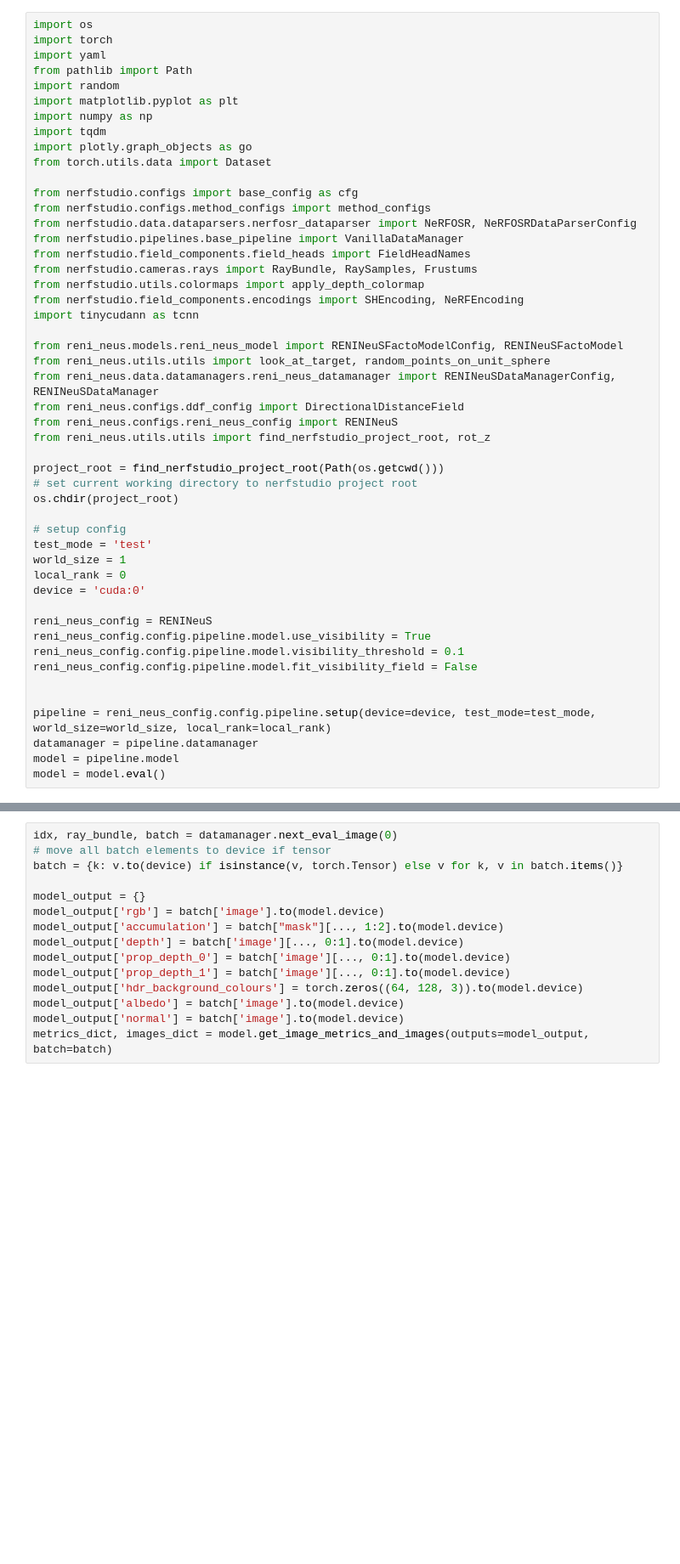
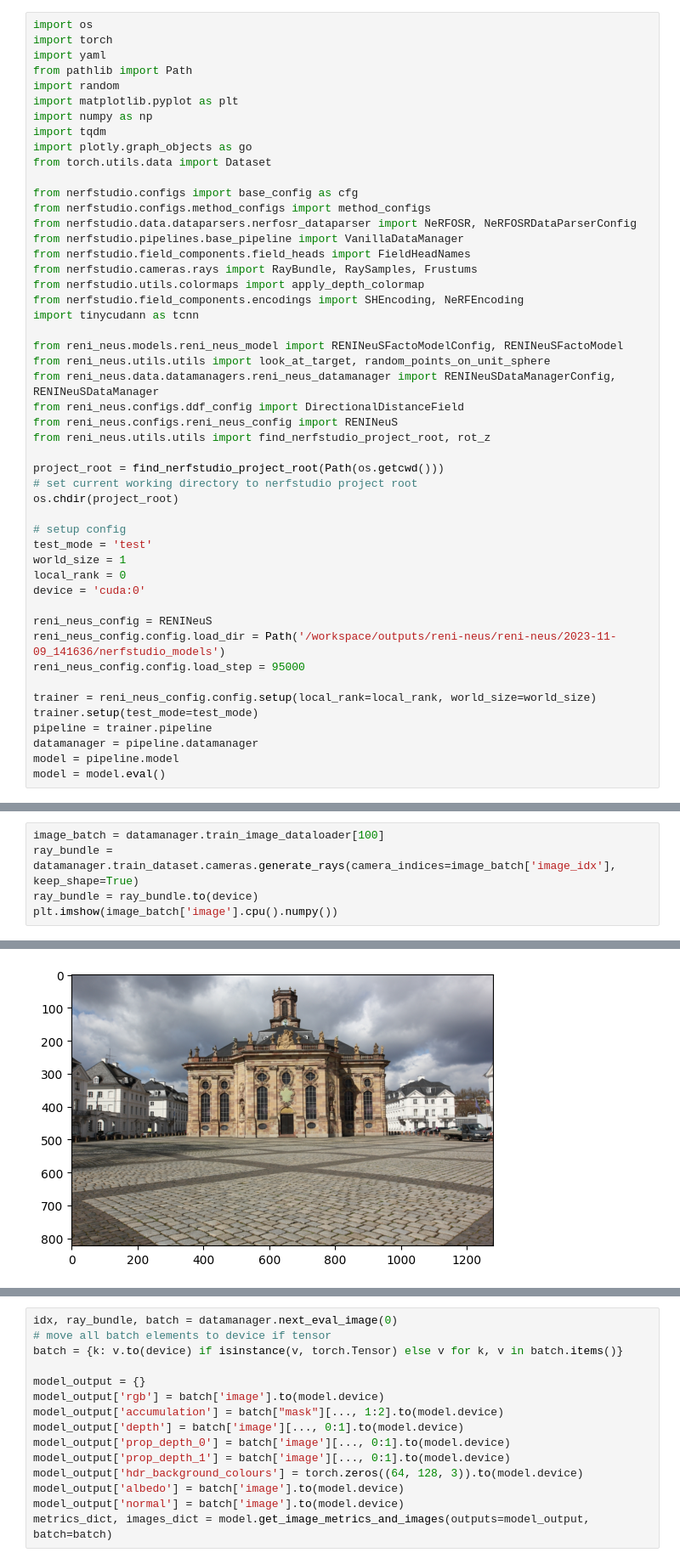
Before and after one commit to JADGardner/neusky, a Jupyter notebook: notebooks/test.ipynb, the cells around one changed output, grey strips where cells are left out. Shown at 85% size. Drawn from its saved outputs; the diff is of its cells as text; blank space fills up the shorter version.

Commit message:
fix loading pre-trained model

```diff
--- a/notebooks/test.ipynb
+++ b/notebooks/test.ipynb
@@ -38,12 +38,12 @@ local_rank = 0
 device = 'cuda:0'
 
 reni_neus_config = RENINeuS
-reni_neus_config.config.pipeline.model.use_visibility = True
-reni_neus_config.config.pipeline.model.visibility_threshold = 0.1
-reni_neus_config.config.pipeline.model.fit_visibility_field = False
+reni_neus_config.config.load_dir = Path('/workspace/outputs/reni-neus/reni-neus/2023-11-09_141636/nerfstudio_models')
+reni_neus_config.config.load_step = 95000
 
-
-pipeline = reni_neus_config.config.pipeline.setup(device=device, test_mode=test_mode, world_size=world_size, local_rank=local_rank)
+trainer = reni_neus_config.config.setup(local_rank=local_rank, world_size=world_size)
+trainer.setup(test_mode=test_mode)
+pipeline = trainer.pipeline
 datamanager = pipeline.datamanager
 model = pipeline.model
 model = model.eval()
@@ -59,0 +64,6 @@ StopIteration:
+# %%
+image_batch = datamanager.train_image_dataloader[100]
+ray_bundle = datamanager.train_dataset.cameras.generate_rays(camera_indices=image_batch['image_idx'], keep_shape=True)
+ray_bundle = ray_bundle.to(device)
+plt.imshow(image_batch['image'].cpu().numpy())
+# %% [output]
@@ -59,0 +71 @@ StopIteration:
+[figure, added]
```
Also changed, not shown: parts of 6 cells of this notebook, 4 other files.
